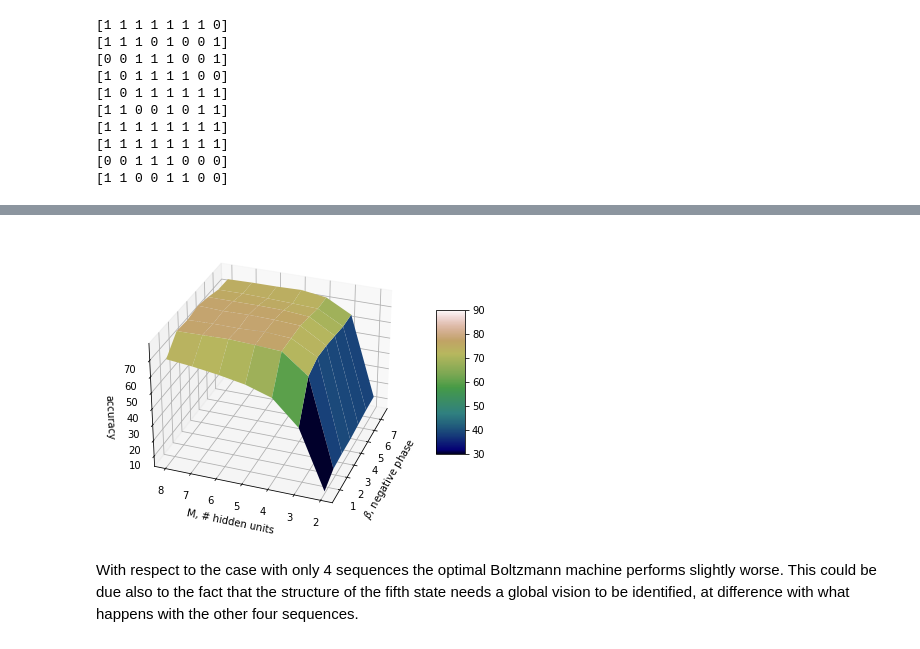
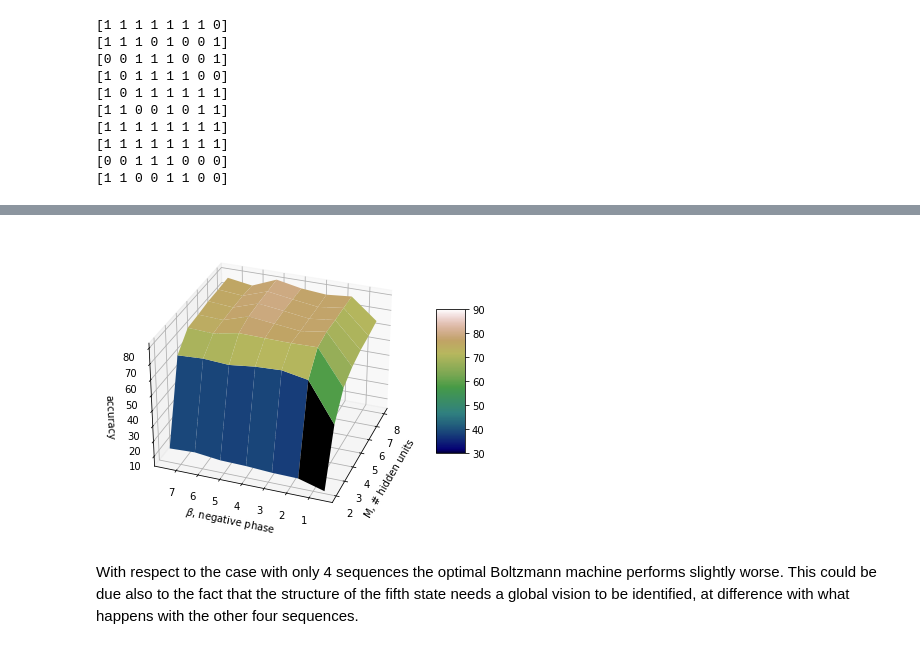
Before and after one commit to giuliacampesan/UniversityAssignments, a Jupyter notebook: 05_week/LoCPdown_week05.ipynb, the cells around one changed output, grey strips where cells are left out. Cells and saved outputs as stored; diff of their text form; code cells hidden in the pictures.

Commit message:
betas vs M

```diff
--- a/05_week/LoCPdown_week05.ipynb
+++ b/05_week/LoCPdown_week05.ipynb
@@ -488,23 +488,23 @@ for i in range(len(M_list)):
         tots[i,j] = tot
         percs[i, j] = perc
 # %%
-y,x = np.meshgrid(M_list,betas)
+x,y = np.meshgrid(M_list,betas)
 fig = plt.figure()
 ax = Axes3D(fig)
 
 #plot the surface.
 surf = ax.plot_surface(x,y, percs, vmin=30.,vmax=90., cmap='gist_earth')
 
 #add a color bar which maps values to colors.
 fig.colorbar(surf, shrink=0.5, aspect=5)
-ax.set_ylabel('M, # hidden units')
-ax.set_xlabel('$\\beta$, negative phase')
+ax.set_xlabel('M, # hidden units')
+ax.set_ylabel('$\\beta$, negative phase')
 ax.set_zlabel('accuracy')
 ax.view_init(30,200)
 
 plt.show()
 # %% [output]
-[figure, old version]
+[figure, new version]
 # %%
 #accuracy of the dataset after denoising
 acc_at_denois = np.max(percs)
```
Also changed, not shown: parts of 4 cells of this notebook.
